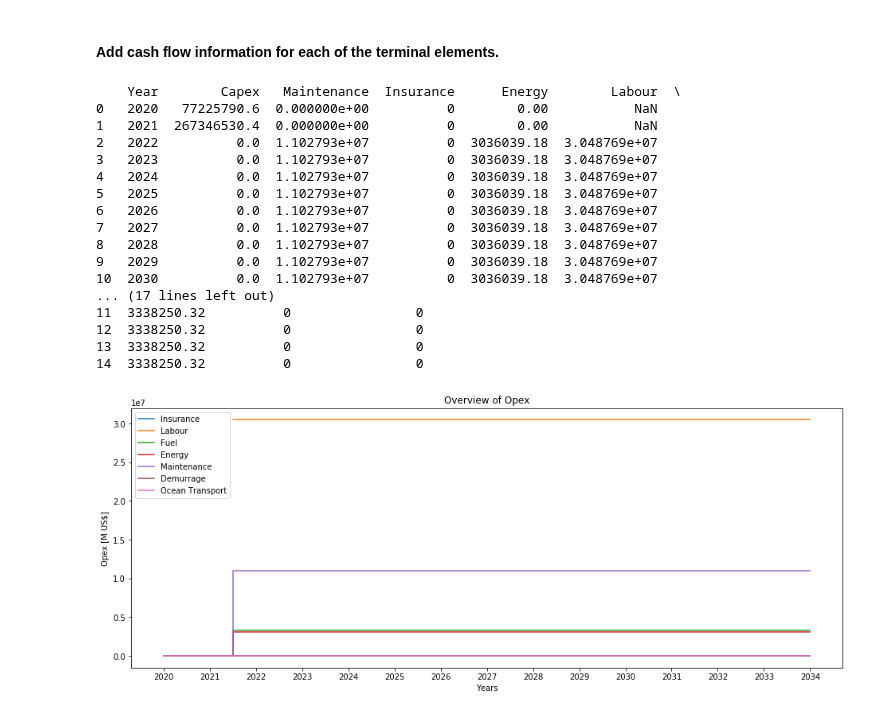
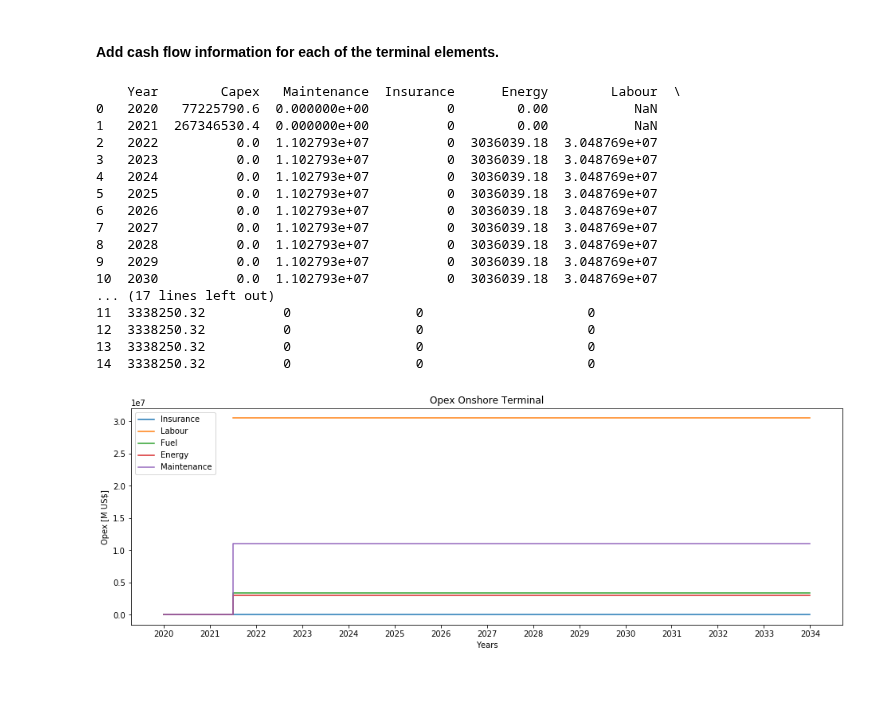
Before and after one commit to TUDelft-CITG/OpenTISim, a Jupyter notebook: notebooks/Example 01 - Traditional onshore terminal development (Back-up).ipynb, the cells around one changed output. Saved outputs shown, nothing was run; the diff lists cells and outputs as text; code cells hidden in the pictures; blank space fills up the shorter version.

```diff
--- a/notebooks/Example 01 - Traditional onshore terminal development.ipynb
+++ b/notebooks/Example 01 - Traditional onshore terminal development (Back-up).ipynb
@@ -369,26 +369,26 @@ Terminal.storage_area_plot()
 # %%
 cash_flows, cash_flows_WACC_real = Terminal.add_cashflow_elements()
 # %%
-Terminal.opex_plot(cash_flows)
+Terminal.terminal_opex_plot(cash_flows)
 # %% [output]
     Year        Capex   Maintenance  Insurance      Energy        Labour  \
 0   2020   77225790.6  0.000000e+00          0        0.00           NaN
 1   2021  267346530.4  0.000000e+00          0        0.00           NaN
 2   2022          0.0  1.102793e+07          0  3036039.18  3.048769e+07
 3   2023          0.0  1.102793e+07          0  3036039.18  3.048769e+07
 4   2024          0.0  1.102793e+07          0  3036039.18  3.048769e+07
 5   2025          0.0  1.102793e+07          0  3036039.18  3.048769e+07
 6   2026          0.0  1.102793e+07          0  3036039.18  3.048769e+07
 7   2027          0.0  1.102793e+07          0  3036039.18  3.048769e+07
 8   2028          0.0  1.102793e+07          0  3036039.18  3.048769e+07
 9   2029          0.0  1.102793e+07          0  3036039.18  3.048769e+07
 10  2030          0.0  1.102793e+07          0  3036039.18  3.048769e+07
 ... (17 lines left out)
-11  3338250.32          0                0
-12  3338250.32          0                0
-13  3338250.32          0                0
-14  3338250.32          0                0
+11  3338250.32          0                0                     0
+12  3338250.32          0                0                     0
+13  3338250.32          0                0                     0
+14  3338250.32          0                0                     0
-[figure, old version]
+[figure, new version]
 # %%
 # print('\033[1mCash Flow Plot\033[0m')
 # Terminal.cashflow_plot(cash_flows)
```
Also changed, not shown: parts of 5 cells of this notebook, 7 other files.
